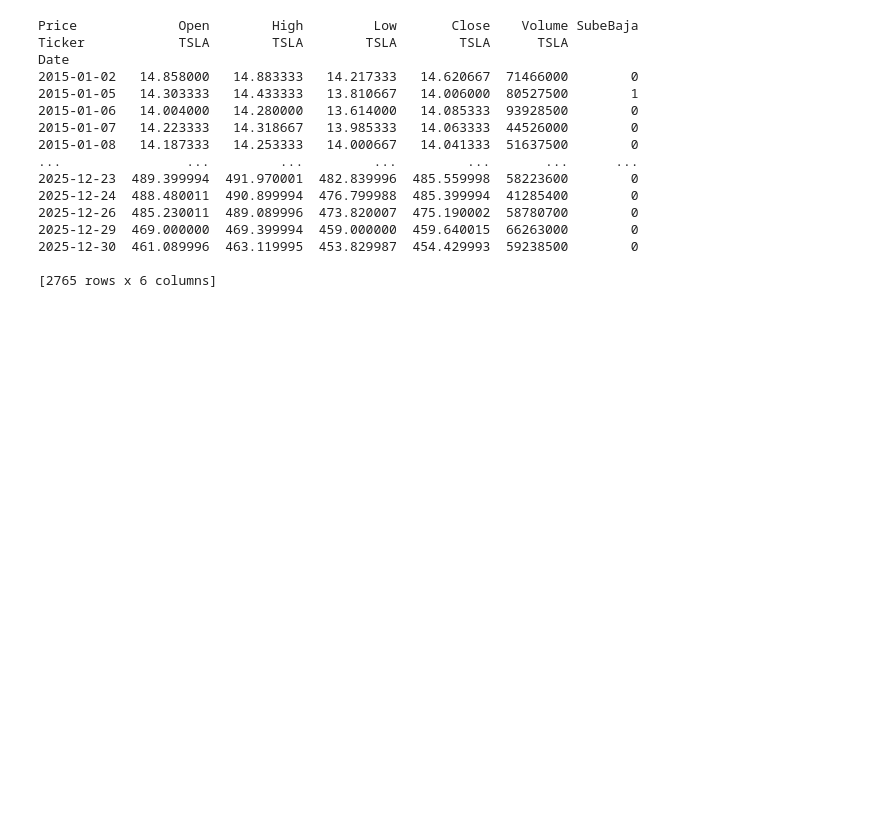
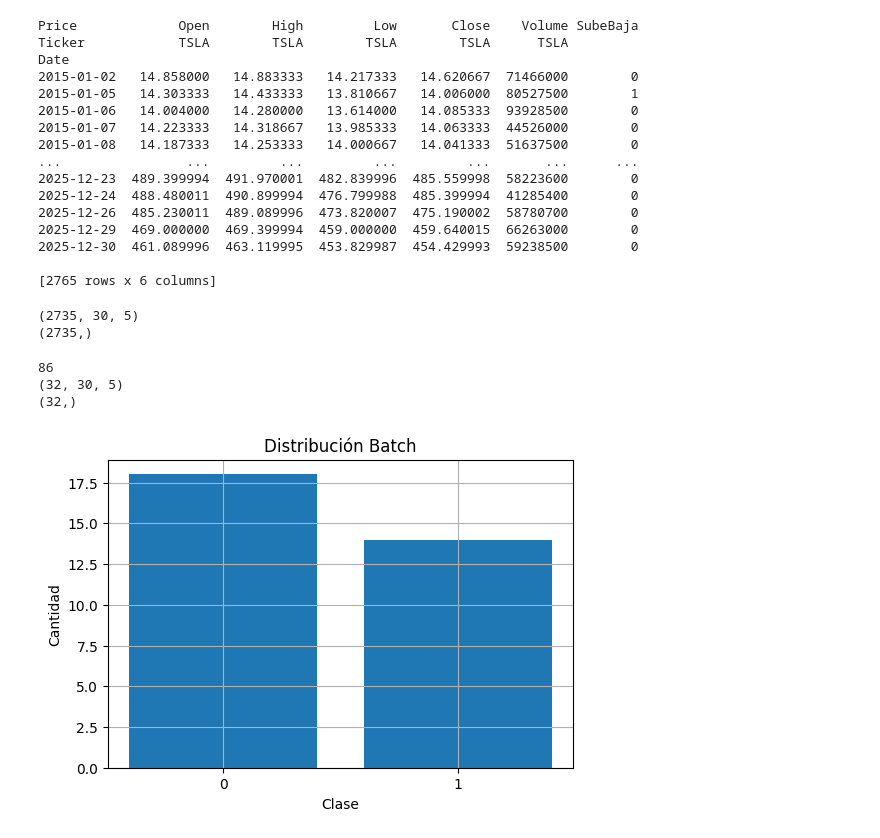
Before and after one commit to 42engineering/P3MetodologiasAgilesML, a Jupyter notebook: tdsp_template/scripts/tsl_stock_data.ipynb, the cells around one changed output. Cells and saved outputs as stored; diff of their text form; code cells hidden in the pictures; blank space fills up the shorter version.

```diff
--- a/tdsp_template/scripts/tsl_stock_data.ipynb
+++ b/tdsp_template/scripts/tsl_stock_data.ipynb
@@ -63,17 +65,17 @@ def createTimeSeries(featuresData, targetData, sequenceLength=30):
 
     return np.array(X), np.array(y)
 # %%
-def createTimeSeriesBatches(featuresData, targetData, sequenceLength=30, batchSize=32):
-    X, y = createTimeSeries(featuresData=featuresData,targetData=targetData,sequenceLength=sequenceLength)
+def createTimeSeriesBatches(caracteristicasData, targetData, sequenceLength=30, batchSize=32):
 
-    XBatches = [],yBatches = []
+    X, y = createTimeSeries(caracteristicasData=caracteristicasData, targetData=targetData, sequenceLength=sequenceLength)
+
+    XBatches = []
+    yBatches = []
 
     for i in range(0, len(X), batchSize):
 
-        XBatch = X[i:i+batchSize]
-        yBatch = y[i:i+batchSize]
-        XBatches.append(XBatch)
-        yBatches.append(yBatch)
+        XBatches.append(X[i:i+batchSize])
+        yBatches.append(y[i:i+batchSize])
 
     return XBatches, yBatches
 # %%
@@ -162,3 +164,14 @@ Date
 2025-12-30  461.089996  463.119995  453.829987  454.429993  59238500        0
 
 [2765 rows x 6 columns]
+# %%
+scaler = MinMaxScaler(feature_range=(0,1))
+
+caracteristicasEscaladas = scaler.fit_transform(data[caracteristicas])
+# %%
+X, y = createTimeSeries(caracteristicasData=caracteristicasEscaladas, targetData=data['SubeBaja'].values, sequenceLength=30)
+print(X.shape)
+print(y.shape)
+# %% [output]
+(2735, 30, 5)
+(2735,)
@@ -164,0 +180,25 @@ Date
+# %%
+XBatches, yBatches = createTimeSeriesBatches(caracteristicasData=caracteristicasEscaladas, targetData=data['SubeBaja'].values, sequenceLength=30, batchSize=32)
+
+print(len(XBatches))
+print(XBatches[0].shape)
+print(yBatches[0].shape)
+# %% [output]
+86
+(32, 30, 5)
+(32,)
+# %%
+def plotBatchTargetDistribution(yBatch, title='Distribución Batch'):
+
+    values, counts = np.unique(yBatch,return_counts=True)
+    plt.figure(figsize=(6,4))
+    plt.bar(values.astype(str), counts)
+    plt.title(title)
+    plt.xlabel('Clase')
+    plt.ylabel('Cantidad')
+    plt.grid(True)
+    plt.show()
+# %%
+plotBatchTargetDistribution(yBatches[0])
+# %% [output]
+[figure, added]
```
Also changed, not shown: parts of 9 cells of this notebook.
